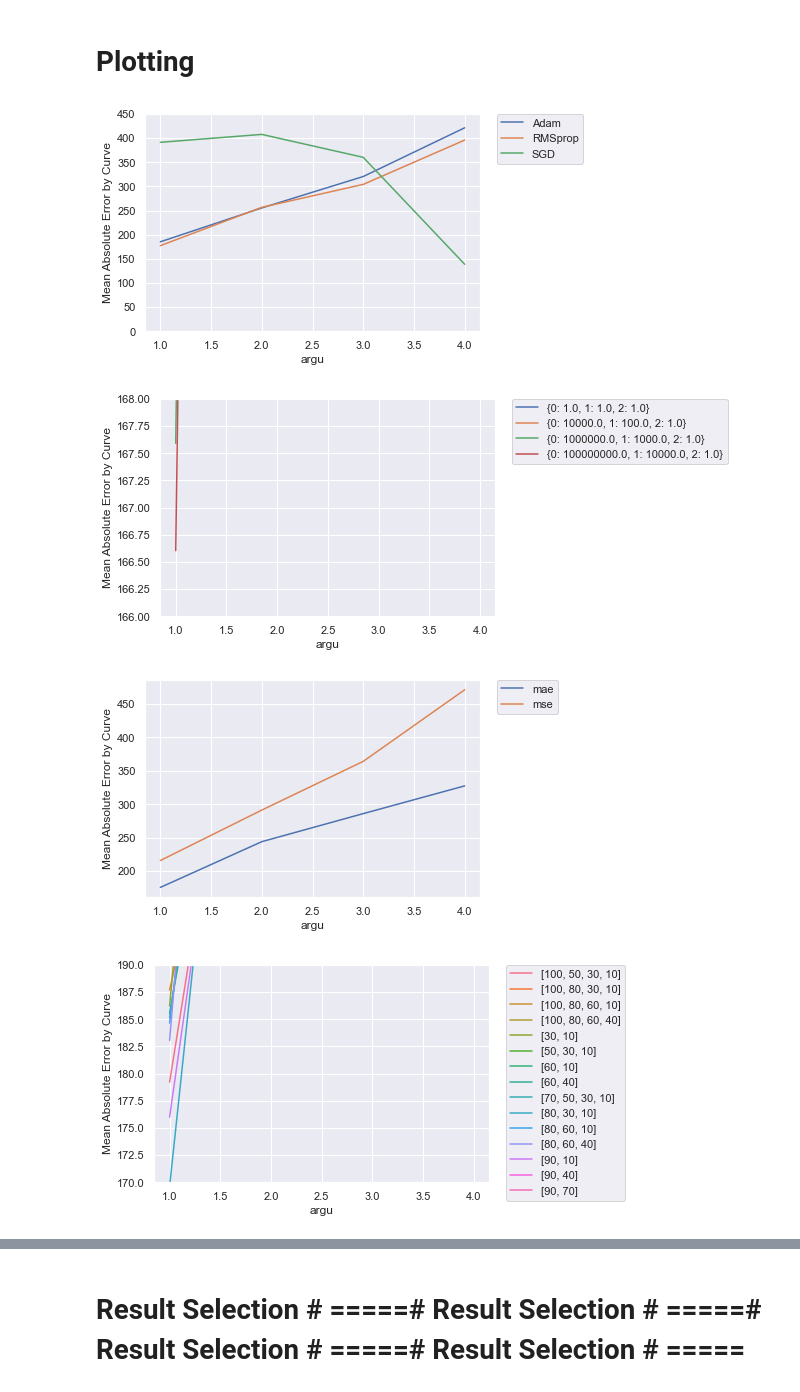
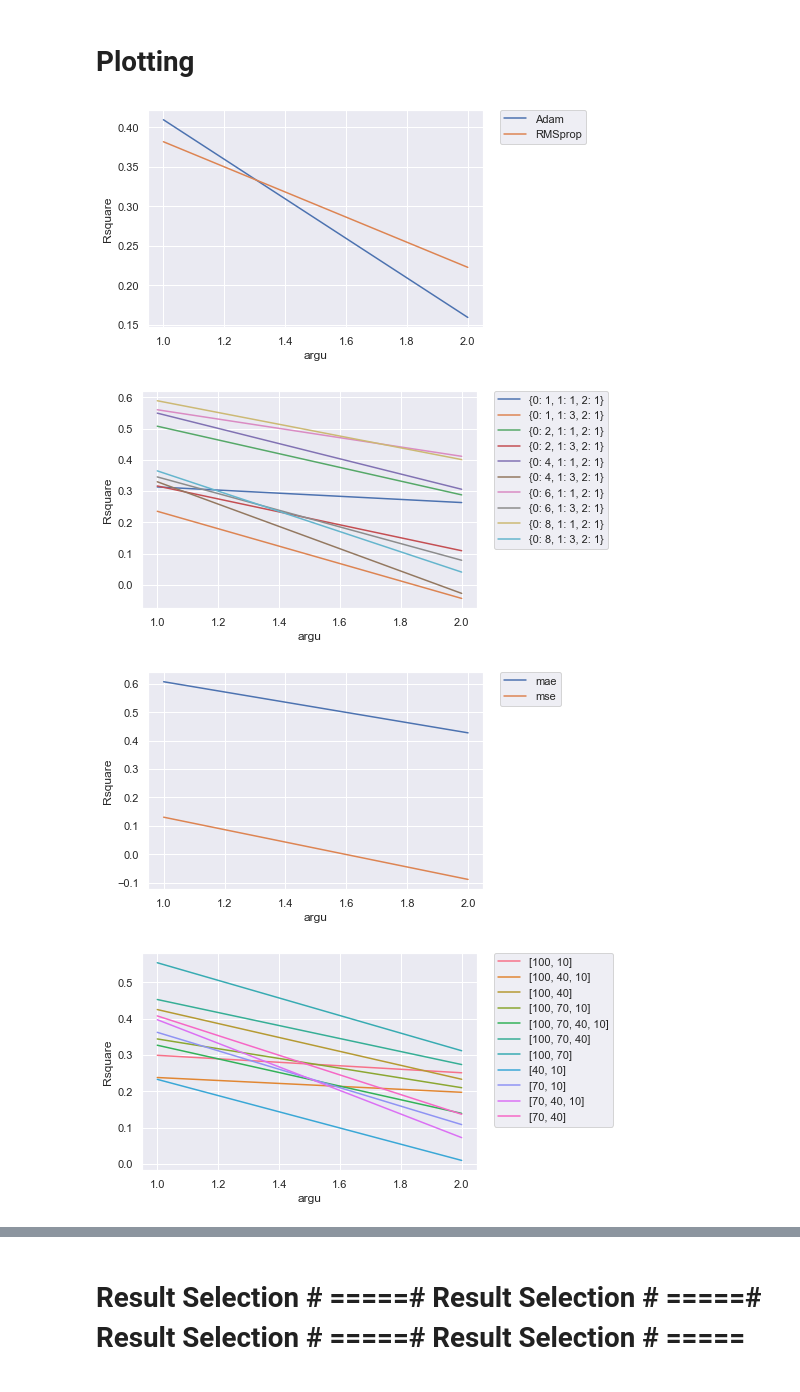
Before and after one commit to zuyeyang/Stanford_Battery_Project, a Jupyter notebook: Final_Project_AWS_Version/B_final_note.ipynb, the cells around one changed output, grey strips where cells are left out. Drawn from its saved outputs; the diff is of its cells as text; code cells hidden in the pictures.

```diff
--- a/Final_Project_AWS_Version/B_final_note.ipynb
+++ b/Final_Project_AWS_Version/B_final_note.ipynb
@@ -46,0 +26,3 @@ result_all_selected_argu1
+# %%
+result_all = pd.read_csv('result1_2.csv',index_col =0)
+result_all.head()
@@ -66,32 +55,31 @@ arg1_selected = result_all_selected_argu1.sort_values('error')[0:10].index
 import seaborn as sns
 sns.set_theme(style="darkgrid")
 #group by argu + opt and show the mean or median or the error
-def plot_tune_result(arg1,arg2,error,l=0,h=450):
-    output = result_all_selected.groupby([arg1,arg2])['error'].aggregate([np.mean,np.median]).reset_index()
-
+def plot_tune_result(arg1,arg2,error):
+    output = result_all.groupby([arg1,arg2])['Rsquare_median'].aggregate([np.mean,np.median]).reset_index()
+    #display(output)
     ax = sns.lineplot(x = arg1, y = error,
                 data = output,
                 hue= arg2,)
     plt.legend(bbox_to_anchor=(1.05, 1), loc='upper left', borderaxespad=0)
-    ax.set(xlabel='{}'.format(arg1), ylabel='Mean Absolute Error by Curve')
-    plt.ylim(l,h)
+    ax.set(xlabel='{}'.format(arg1), ylabel='Rsquare')
     plt.show()
 # %%
 plot_tune_result('argu','opt','median')
 # %% [output]
-[figure, old version]
+[figure, new version]
 # %%
-plot_tune_result('argu','class_weight','median',166,168)
+plot_tune_result('argu','class_weight','median')
 # %% [output]
-[figure, old version]
+[figure, new version]
 # %%
 plot_tune_result('argu','loss_fun','median')
 # %% [output]
-[figure, old version]
+[figure, new version]
 # %%
-plot_tune_result('argu','nl','median',170,190)
+plot_tune_result('argu','nl','median')
 # %% [output]
-[figure, old version]
+[figure, new version]
 # %%
 plot_tune_result('argu','epochs','median')
 # %% [output]
```
Also changed, not shown: parts of 13 cells of this notebook, 8 other files.
